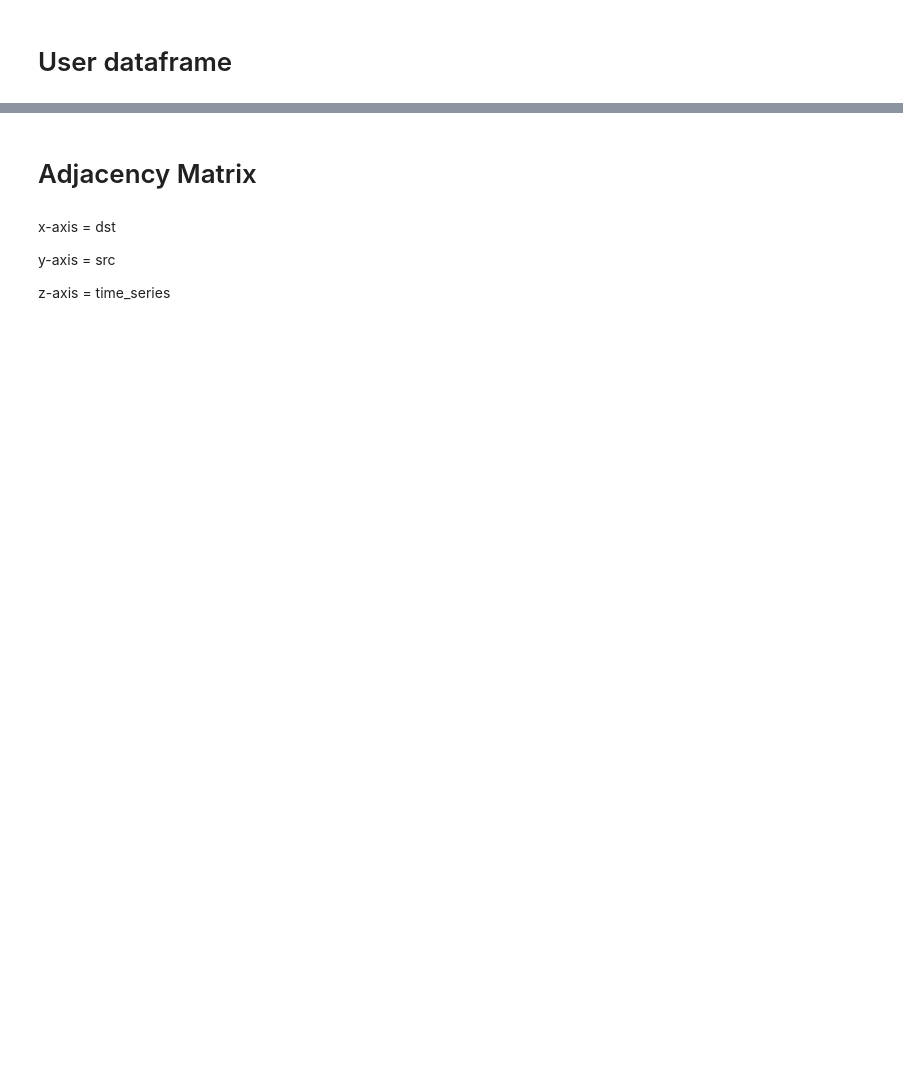
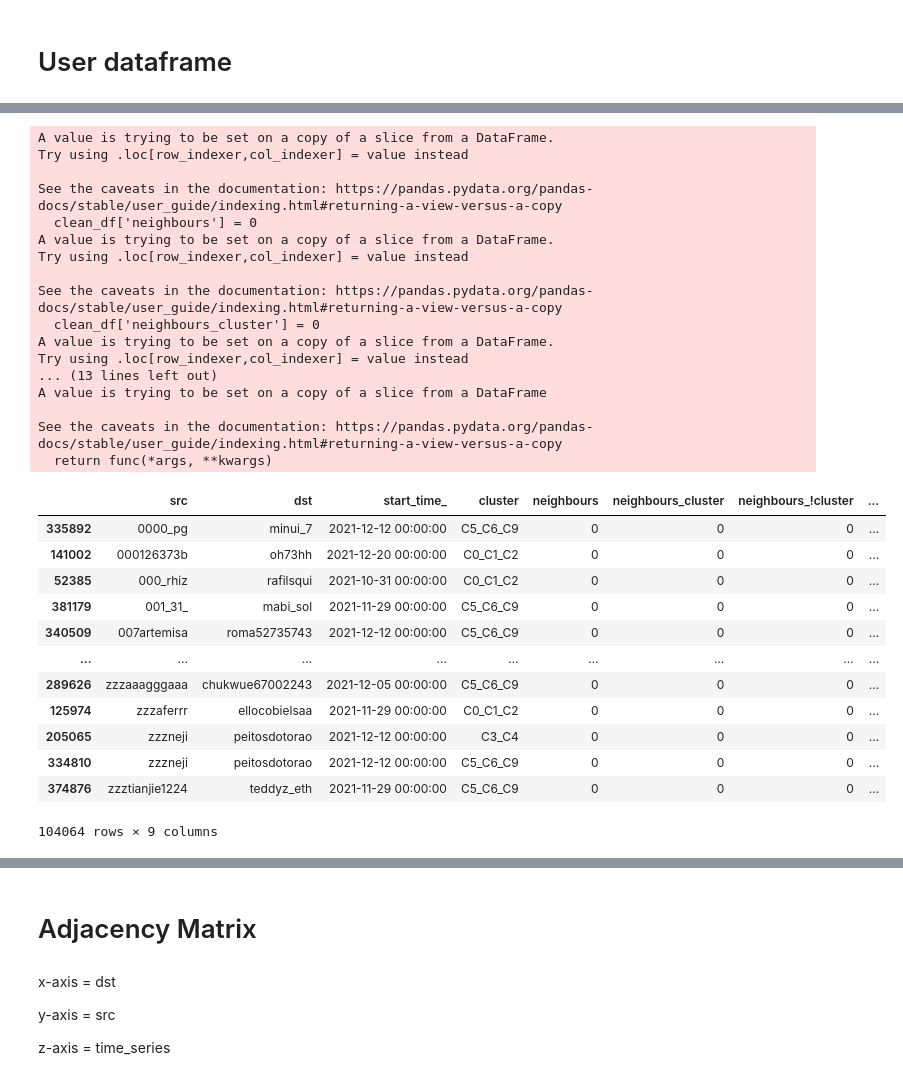
Before and after one commit to christianschwendner/coins_2122, a Jupyter notebook: Griffin_data/adjacency_matrix.ipynb, the cells around one changed output, grey strips where cells are left out. Saved outputs shown, nothing was run; the diff lists cells and outputs as text; code cells hidden in the pictures; blank space fills up the shorter version.

```diff
--- a/Griffin_data/adjacency_matrix.ipynb
+++ b/Griffin_data/adjacency_matrix.ipynb
@@ -32,0 +33,42 @@ user_df
+# %%
+clean_df = df[['src', 'dst', 'start_time_', 'cluster']]
+clean_df['neighbours'] = 0
+clean_df['neighbours_cluster'] = 0
+clean_df['neighbours_!cluster'] = 0
+clean_df['cluster_src'] = 0
+
+clean_df['cluster_equal'] = clean_df['cluster'].eq(clean_df['cluster_src'])
+
+clean_df.sort_values(['src', 'start_time_'], inplace=True)
+clean_df
+# %% [output]
+A value is trying to be set on a copy of a slice from a DataFrame.
+Try using .loc[row_indexer,col_indexer] = value instead
+
+See the caveats in the documentation: https://pandas.pydata.org/pandas-docs/stable/user_guide/indexing.html#returning-a-view-versus-a-copy
+  clean_df['neighbours'] = 0
+A value is trying to be set on a copy of a slice from a DataFrame.
+Try using .loc[row_indexer,col_indexer] = value instead
+
+See the caveats in the documentation: https://pandas.pydata.org/pandas-docs/stable/user_guide/indexing.html#returning-a-view-versus-a-copy
+  clean_df['neighbours_cluster'] = 0
+A value is trying to be set on a copy of a slice from a DataFrame.
+Try using .loc[row_indexer,col_indexer] = value instead
+... (13 lines left out)
+A value is trying to be set on a copy of a slice from a DataFrame
+
+See the caveats in the documentation: https://pandas.pydata.org/pandas-docs/stable/user_guide/indexing.html#returning-a-view-versus-a-copy
+  return func(*args, **kwargs)
+|  | src | dst | start_time_ | cluster | neighbours | neighbours_cluster | neighbours_!cluster | ... |
+| 335892 | 0000_pg | minui_7 | 2021-12-12 00:00:00 | C5_C6_C9 | 0 | 0 | 0 | ... |
+| 141002 | 000126373b | oh73hh | 2021-12-20 00:00:00 | C0_C1_C2 | 0 | 0 | 0 | ... |
+| 52385 | 000_rhiz | rafilsqui | 2021-10-31 00:00:00 | C0_C1_C2 | 0 | 0 | 0 | ... |
+| 381179 | 001_31_ | mabi_sol | 2021-11-29 00:00:00 | C5_C6_C9 | 0 | 0 | 0 | ... |
+| 340509 | 007artemisa | roma52735743 | 2021-12-12 00:00:00 | C5_C6_C9 | 0 | 0 | 0 | ... |
+| ... | ... | ... | ... | ... | ... | ... | ... | ... |
+| 289626 | zzzaaagggaaa | chukwue67002243 | 2021-12-05 00:00:00 | C5_C6_C9 | 0 | 0 | 0 | ... |
+| 125974 | zzzaferrr | ellocobielsaa | 2021-11-29 00:00:00 | C0_C1_C2 | 0 | 0 | 0 | ... |
+| 205065 | zzzneji | peitosdotorao | 2021-12-12 00:00:00 | C3_C4 | 0 | 0 | 0 | ... |
+| 334810 | zzzneji | peitosdotorao | 2021-12-12 00:00:00 | C5_C6_C9 | 0 | 0 | 0 | ... |
+| 374876 | zzztianjie1224 | teddyz_eth | 2021-11-29 00:00:00 | C5_C6_C9 | 0 | 0 | 0 | ... |
+104064 rows × 9 columns
```
Also changed, not shown: parts of 34 cells of this notebook, 5 other files.
